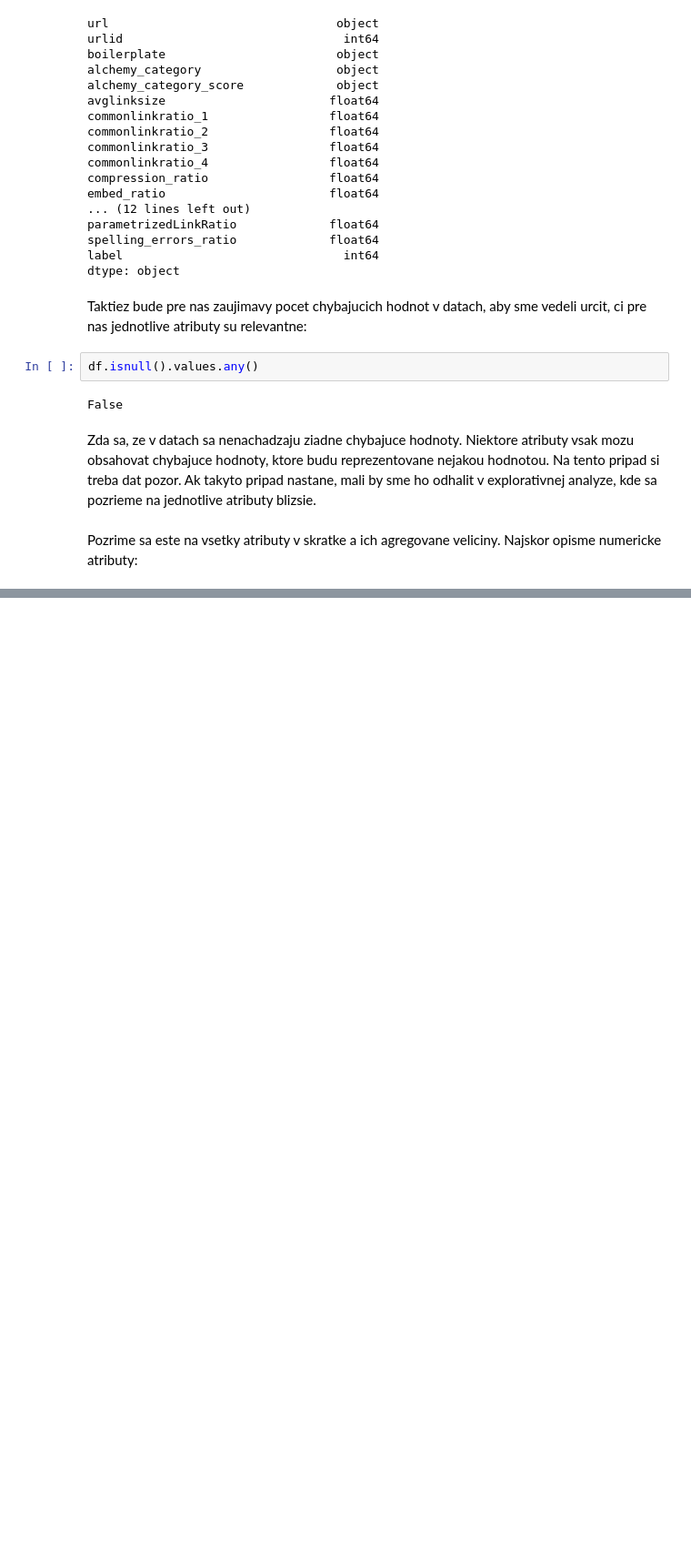
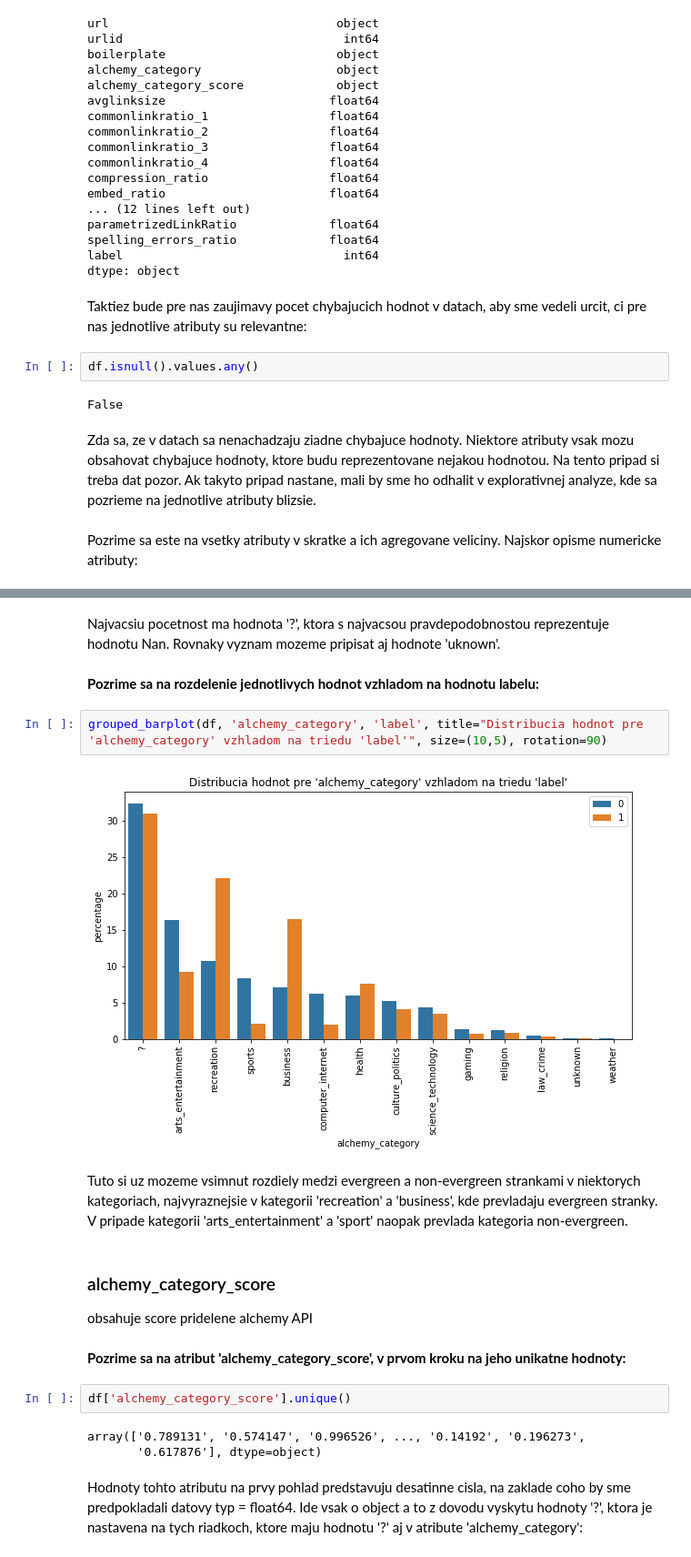
Before and after one commit to pmacinec/vos2-co-training, a Jupyter notebook: deskriptivna_explorativna_analyza.ipynb, the cells around one changed output, grey strips where cells are left out. Shown at 91% size. Saved outputs shown, nothing was run; the diff lists cells and outputs as text; blank space fills up the shorter version.

```diff
--- a/deskriptivna_explorativna_analyza.ipynb
+++ b/deskriptivna_explorativna_analyza.ipynb
@@ -113,0 +249,22 @@ V explorativnej analyze sa pozrieme na jednotlive atributy trocha hlbsie. Pokusi
+# %% [markdown]
+Najvacsiu pocetnost ma hodnota '?', ktora s najvacsou pravdepodobnostou reprezentuje hodnotu Nan. Rovnaky vyznam mozeme pripisat aj hodnote 'uknown'.
+# %% [markdown]
+**Pozrime sa na rozdelenie jednotlivych hodnot vzhladom na hodnotu labelu:**
+# %%
+grouped_barplot(df, 'alchemy_category', 'label', title="Distribucia hodnot pre 'alchemy_category' vzhladom na triedu 'label'", size=(10,5), rotation=90)
+# %% [output]
+[figure, added]
+# %% [markdown]
+Tuto si uz mozeme vsimnut rozdiely medzi evergreen a non-evergreen strankami v niektorych kategoriach, najvyraznejsie v kategorii 'recreation' a 'business', kde prevladaju evergreen stranky. V pripade kategorii 'arts_entertainment' a 'sport' naopak prevlada kategoria non-evergreen.
+# %% [markdown]
+### alchemy_category_score
+obsahuje score pridelene alchemy API
+# %% [markdown]
+**Pozrime sa na atribut 'alchemy_category_score', v prvom kroku na jeho unikatne hodnoty:**
+# %%
+df['alchemy_category_score'].unique()
+# %% [output]
+array(['0.789131', '0.574147', '0.996526', ..., '0.14192', '0.196273',
+       '0.617876'], dtype=object)
+# %% [markdown]
+Hodnoty tohto atributu na prvy pohlad predstavuju desatinne cisla, na zaklade coho by sme predpokladali datovy typ = float64. Ide vsak o object a to z dovodu vyskytu hodnoty '?', ktora je nastavena na tych riadkoch, ktore maju hodnotu '?' aj v atribute 'alchemy_category':
```
Also changed, not shown: parts of 235 cells of this notebook.
